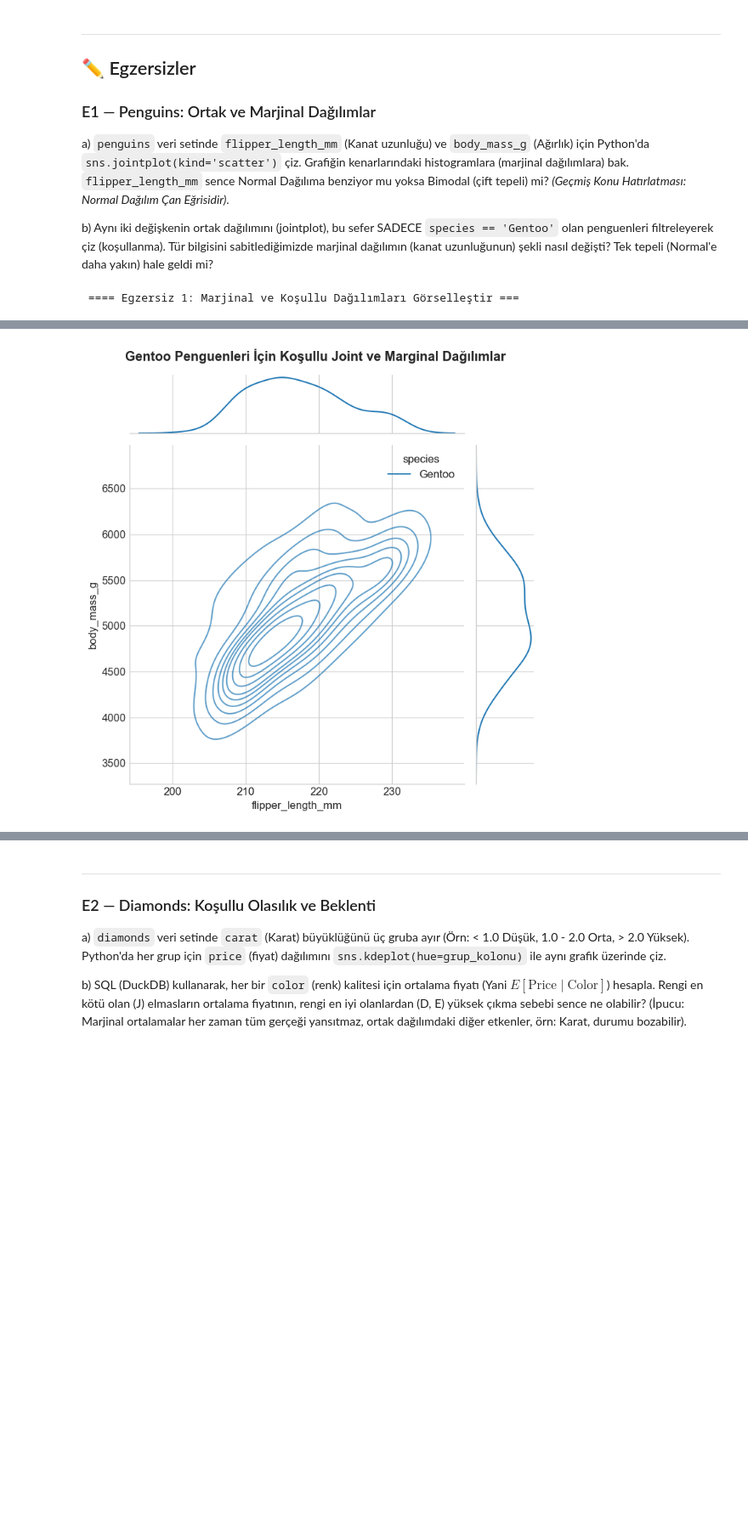
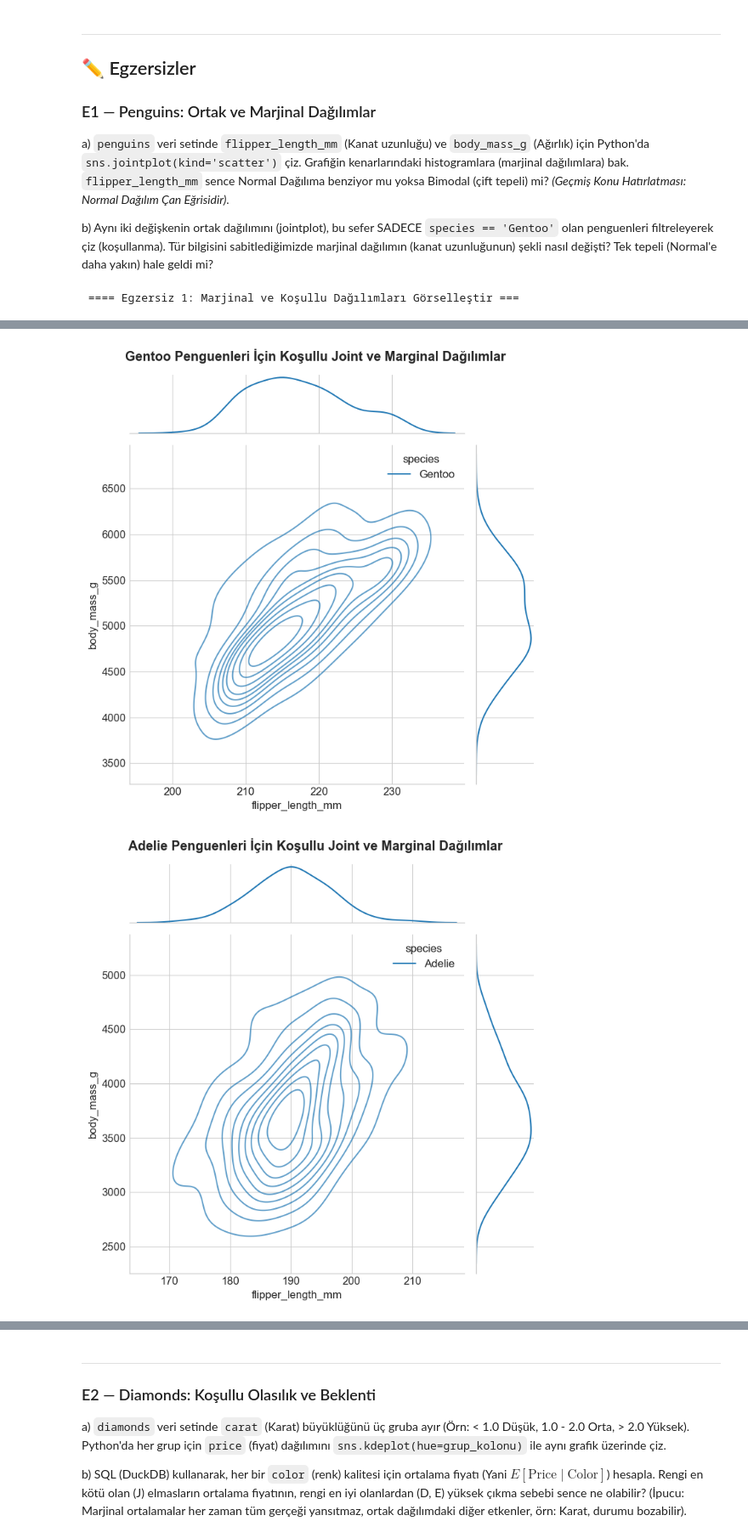
Before and after one commit to MelihKotman/DS-Mastery-Journey, a Jupyter notebook: probability-lab/04_joint_distributions/joint_marginal_conditional.ipynb, the cells around one changed output, grey strips where cells are left out. Shown at 85% size. Drawn from its saved outputs; the diff is of its cells as text; code cells hidden in the pictures; blank space fills up the shorter version.

```diff
--- a/probability-lab/04_joint_distributions/data/joint_marginal_conditional.ipynb
+++ b/probability-lab/04_joint_distributions/joint_marginal_conditional.ipynb
@@ -438,30 +438,58 @@ b) Aynı iki değişkenin ortak dağılımını (jointplot), bu sefer SADECE `sp
 print("\n ==== Egzersiz 1: Marjinal ve Koşullu Dağılımları Görselleştir ===")
 
 g = sns.jointplot(
     data = penguins,
     x = "flipper_length_mm",
     y = "body_mass_g",
     kind = "scatter"
 )
 
 g.fig.suptitle('Ortak (Hexbin) ve Marjinal (Histogram) Dağılımlar', y=1.03, fontweight='bold')
 plt.show()
 
 gentoo_penguins = penguins[penguins['species'] == 'Gentoo']
+adelie_penguins = penguins[penguins['species'] == 'Adelie']
+chinstrap_penguins = penguins[penguins['species'] == 'Chinstrap']
 
 g2 = sns.jointplot(
     data = penguins,
     x = "flipper_length_mm",
     y = "body_mass_g",
     hue = gentoo_penguins['species'],
     kind = "kde",
     height = 7,
     alpha = 0.7
 )
 
 g2.fig.suptitle('Gentoo Penguenleri İçin Koşullu Joint ve Marginal Dağılımlar', y=1.03, fontweight='bold')
 plt.show()
+
+g3 = sns.jointplot(
+    data = penguins,
+    x = "flipper_length_mm",
+    y = "body_mass_g",
+    hue = adelie_penguins['species'],
+    kind = "kde",
+    height = 7,
+    alpha = 0.7
+)
+
+g3.fig.suptitle('Adelie Penguenleri İçin Koşullu Joint ve Marginal Dağılımlar', y=1.03, fontweight='bold')
+plt.show()
+
+g4 = sns.jointplot(
+    data = penguins,
+    x = "flipper_length_mm",
+    y = "body_mass_g",
+    hue = chinstrap_penguins['species'],
+    kind = "kde",
+    height = 7,
+    alpha = 0.7
+)
+g4.fig.suptitle('Chinstrap Penguenleri İçin Koşullu Joint ve Marginal Dağılımlar', y=1.03, fontweight='bold')
+plt.show()
 # %% [output]
  ==== Egzersiz 1: Marjinal ve Koşullu Dağılımları Görselleştir ===
 [figure]
 [figure]
+[figure, added]
```
Also changed, not shown: parts of 1 cell of this notebook, 4 other files.
